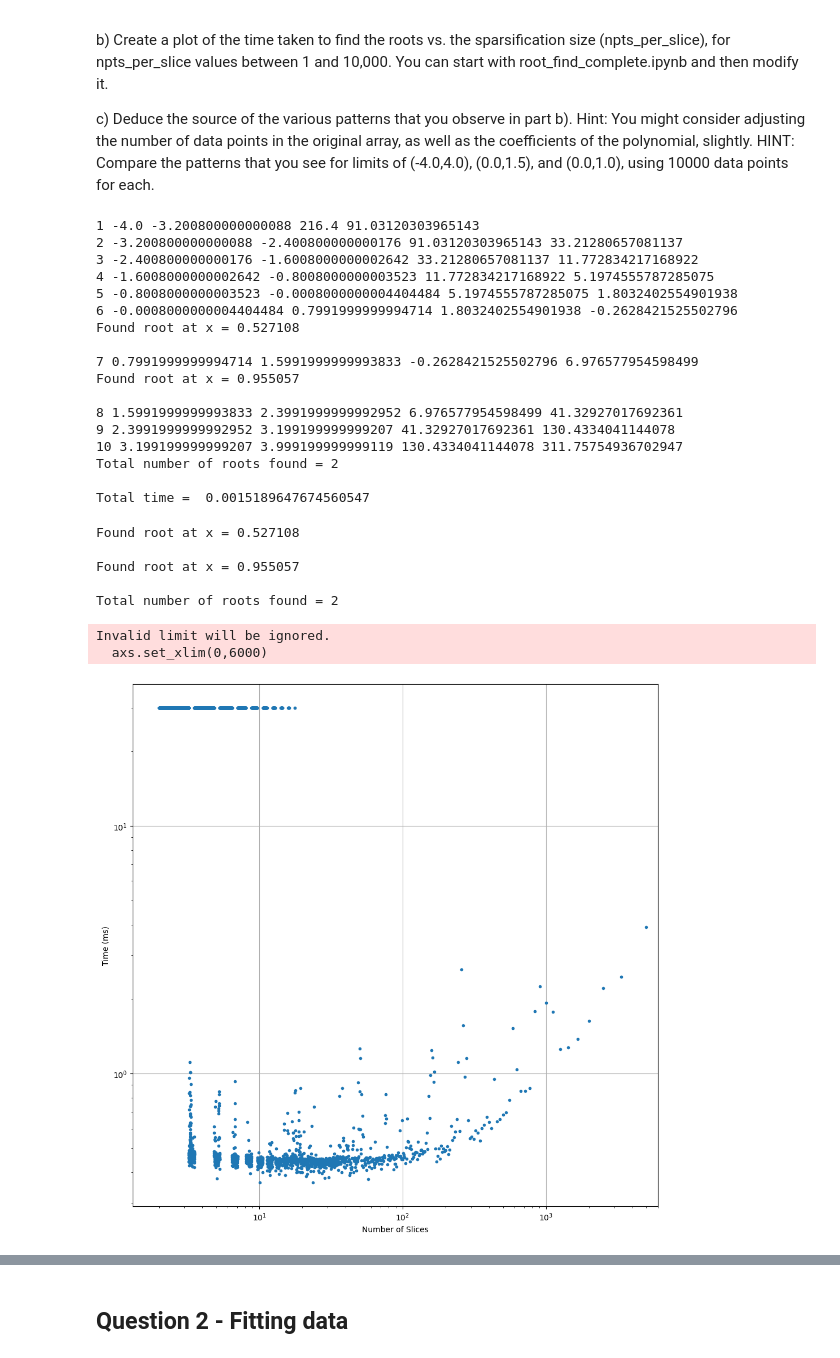
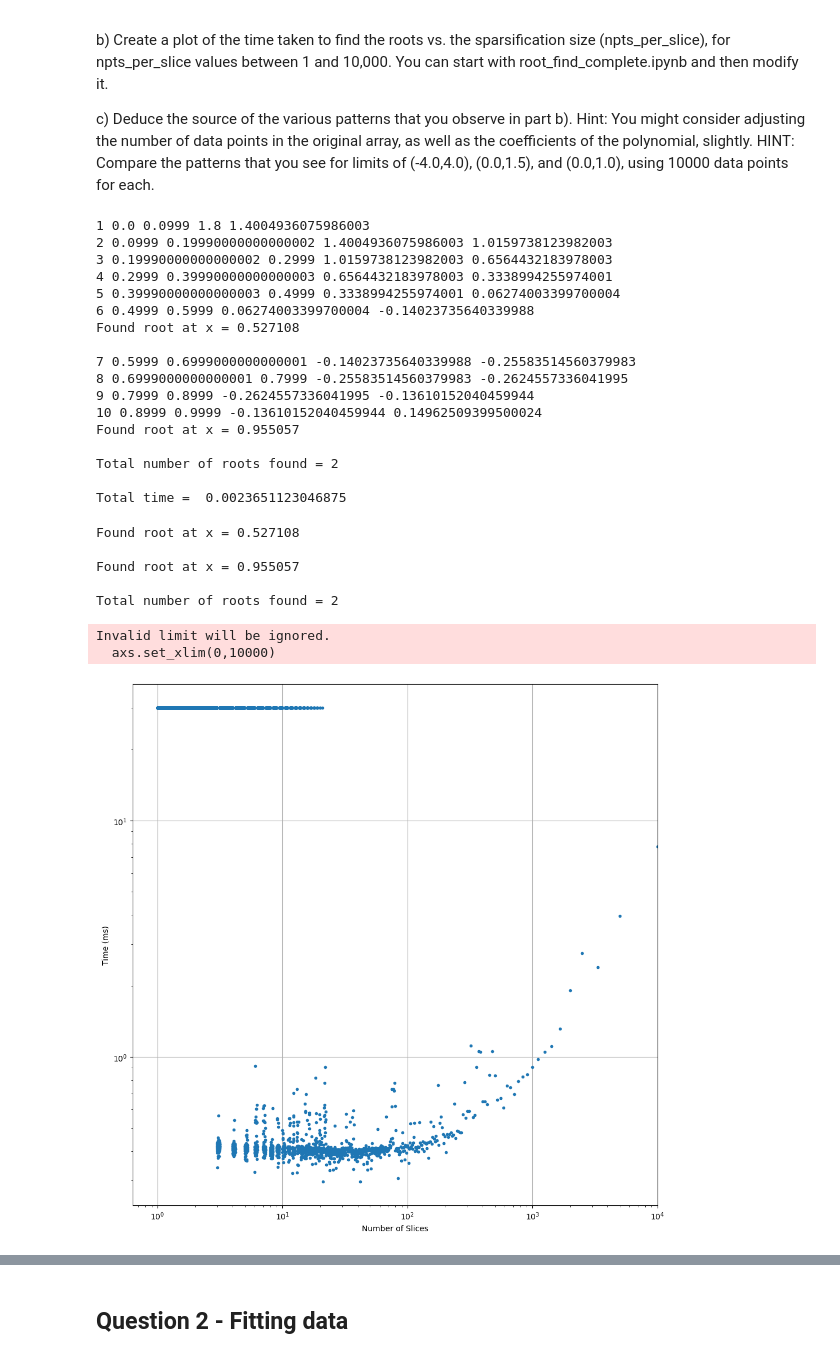
Before and after one commit to jakeb245/phys421, a Jupyter notebook: AssignmentTemplates/Assignment1_Template.ipynb, the cells around one changed output, grey strips where cells are left out. Drawn from its saved outputs; the diff is of its cells as text; code cells hidden in the pictures.

```diff
--- a/AssignmentTemplates/Assignment1_Template.ipynb
+++ b/AssignmentTemplates/Assignment1_Template.ipynb
@@ -22,8 +22,8 @@ import time
 def generator_function(x,*par):
     return par[0]+par[1]*x+par[2]*x*x+par[3]*x*x*x+par[4]*x*x*x*x
 
-xl = -4.0
-xh = 4.0
+xl = 0.0
+xh = 1.
 
 npoints = 10000
 dx = (xh-xl)/npoints
@@ -118,23 +118,23 @@ end = time.time()
 print("Total time = ",(end - start))
 time_ejb = (end-start)
 # %% [output]
-1 -4.0 -3.200800000000088 216.4 91.03120303965143
-2 -3.200800000000088 -2.400800000000176 91.03120303965143 33.21280657081137
-3 -2.400800000000176 -1.6008000000002642 33.21280657081137 11.772834217168922
-4 -1.6008000000002642 -0.8008000000003523 11.772834217168922 5.1974555787285075
-5 -0.8008000000003523 -0.0008000000004404484 5.1974555787285075 1.8032402554901938
-6 -0.0008000000004404484 0.7991999999994714 1.8032402554901938 -0.2628421525502796
+1 0.0 0.0999 1.8 1.4004936075986003
+2 0.0999 0.19990000000000002 1.4004936075986003 1.0159738123982003
+3 0.19990000000000002 0.2999 1.0159738123982003 0.6564432183978003
+4 0.2999 0.39990000000000003 0.6564432183978003 0.3338994255974001
+5 0.39990000000000003 0.4999 0.3338994255974001 0.06274003399700004
+6 0.4999 0.5999 0.06274003399700004 -0.14023735640339988
 Found root at x = 0.527108
 
-7 0.7991999999994714 1.5991999999993833 -0.2628421525502796 6.976577954598499
+7 0.5999 0.6999000000000001 -0.14023735640339988 -0.25583514560379983
+8 0.6999000000000001 0.7999 -0.25583514560379983 -0.2624557336041995
+9 0.7999 0.8999 -0.2624557336041995 -0.13610152040459944
+10 0.8999 0.9999 -0.13610152040459944 0.14962509399500024
 Found root at x = 0.955057
 
-8 1.5991999999993833 2.3991999999992952 6.976577954598499 41.32927017692361
-9 2.3991999999992952 3.199199999999207 41.32927017692361 130.4334041144078
-10 3.199199999999207 3.999199999999119 130.4334041144078 311.75754936702947
 Total number of roots found = 2
 
-Total time =  0.0015189647674560547
+Total time =  0.0023651123046875
 # %%
 # Part b
 
@@ -153,7 +153,7 @@ xstep2 = []
 nroots_expected = 2
 
 # Loop over various possibilities for the number of data points per slice (npts_per_slice)
-for npts_per_slice in range(1,int(npoints/2)):
+for npts_per_slice in range(1,int(npoints)):
 
     start = time.time()
 
@@ -206,33 +206,33 @@ for npts_per_slice in range(1,int(npoints/2)):
 
     xstep.append(nslice)
     xstep2.append(npts_per_slice)
 
     end = time.time()
 
     if (nroots_found == nroots_expected):
         ystep.append(1000.0*(end-start))
     else:
         ystep.append(30)
 
 # Generate the figure and the axes
 fig, axs = plt.subplots(nrows=1, ncols=1, figsize=(12,12))
 
 # On the first axis, plot the sine and label the ordinate
 plt.yscale('log')
 plt.xscale('log')
 axs.plot(xstep,ystep,'.')
 axs.set_ylabel('Time (ms)')
 axs.set_xlabel('Number of Slices')
 axs.axhline()
 plt.grid(True)
-axs.set_xlim(0,6000)
+axs.set_xlim(0,10000)
 plt.show()
 # %% [output]
 Found root at x = 0.527108
 
 Found root at x = 0.955057
 
 Total number of roots found = 2
 Invalid limit will be ignored.
-  axs.set_xlim(0,6000)
+  axs.set_xlim(0,10000)
-[figure, old version]
+[figure, new version]
```
Also changed, not shown: parts of 1 cell of this notebook.
